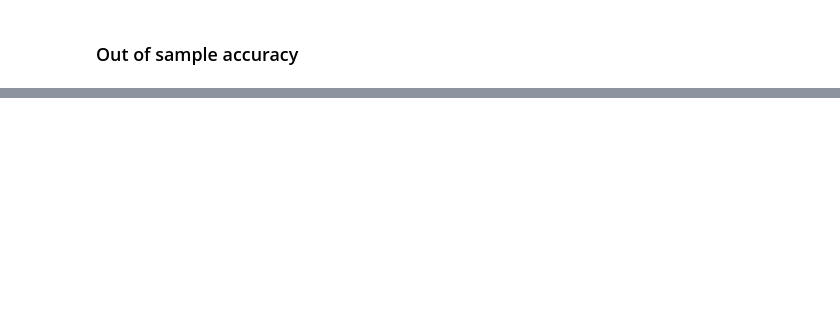
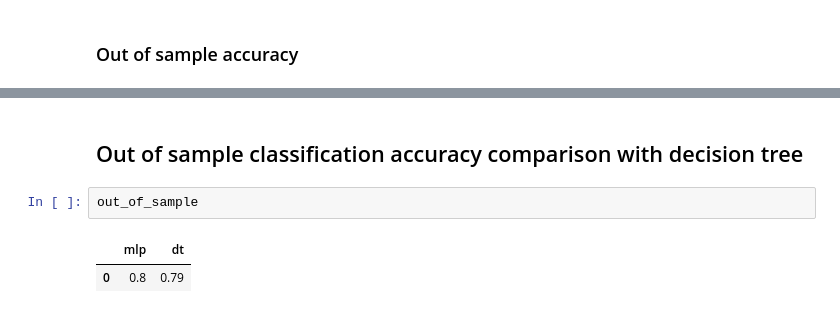
Before and after one commit to mycicle/cpe695, a Jupyter notebook: assignments/HW4/HW4.ipynb, the cells around one changed output, grey strips where cells are left out. Drawn from its saved outputs; the diff is of its cells as text; blank space fills up the shorter version.

```diff
--- a/assignments/HW4/HW4.ipynb
+++ b/assignments/HW4/HW4.ipynb
@@ -124,0 +141,7 @@ weighted avg       0.79      0.79      0.79       210
+# %% [markdown]
+## Out of sample classification accuracy comparison with decision tree
+# %%
+out_of_sample
+# %% [output]
+|  | mlp | dt |
+| 0 | 0.8 | 0.79 |
```
Also changed, not shown: parts of 5 cells of this notebook, 1 other file.
